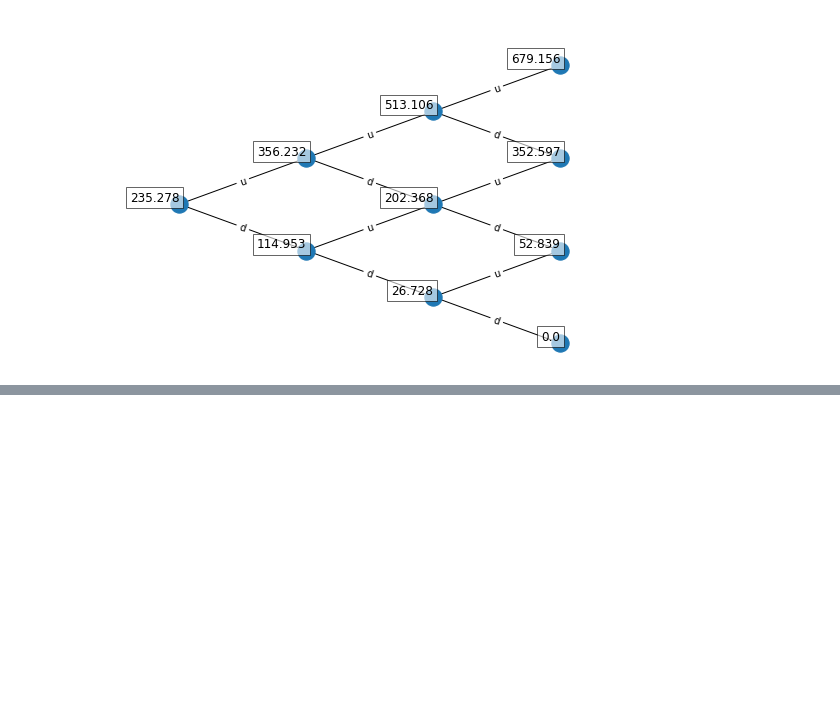
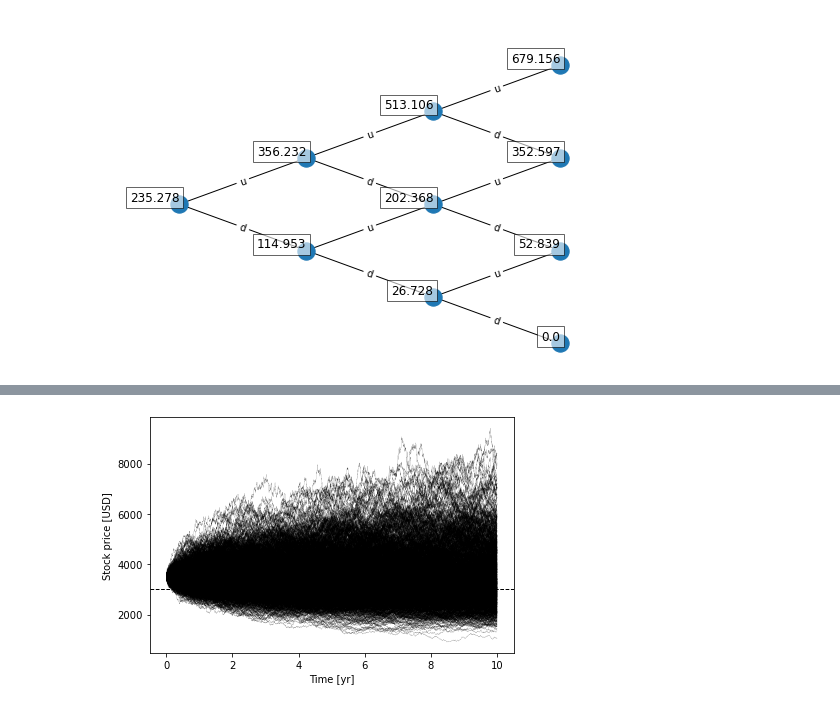
Before and after one commit to LuukOudshoorn25/SPFDM1, a Jupyter notebook: SPFDM 1.ipynb, the cells around one changed output, grey strips where cells are left out. Drawn from its saved outputs; the diff is of its cells as text; code cells hidden in the pictures; blank space fills up the shorter version.

Commit message:
Added Monte Carlo

```diff
--- a/SPFDM 1.ipynb
+++ b/SPFDM 1.ipynb
@@ -593,3 +544,0 @@ class MonteCarlo():
-# %%
-MC = MonteCarlo()
-plt.hist(MC.simulate(10000,5/12),bins=100)
@@ -614,0 +545,66 @@ plt.hist(MC.simulate(10000,5/12),bins=100)
+# %%
+# Exercise 1: Monte Carlo Simulation
+class MonteCarlo():
+    def __init__(self,Npaths, Nsteps, T, S, K = 3300):
+        # If we do not call the function with a value,
+        # initialize at the "standard" numbers
+        self.rf = np.log((1+0.005/4)**4)
+        self.sigma = np.sqrt(12)*0.0428156
+        self.K     = K
+        self.x0 = np.log(startingprice)
+        self.eta = 1/12 # half life time of mean reversion
+        self.ltm = 3000 # long term mean
+        self.xmean = np.log(self.ltm)# - self.sigma**2/(2*self.eta)
+        self.dT = T/Nsteps
+        self.Npaths = Npaths
+        self.Nsteps = Nsteps
+        self.T = T
+
+    def propagate(self,xt):
+        N = 1 if type(xt)==np.float64 else len(xt)
+        phi = np.random.randn(N)
+        return (xt * np.exp(-self.eta*self.dT))+ self.xmean*(1-np.exp(-self.eta*self.dT)) + (self.sigma * np.sqrt(1-np.exp((-2*self.eta*self.dT)/(2*self.eta)))) * phi
+
+    def simulate(self):
+        xt = np.zeros(self.Nsteps)
+        xt[0] = self.x0
+        for i in range(self.Nsteps-1):
+            xt[i+1] = self.propagate(xt[i])
+        prices = np.exp(xt)
+        return prices
+
+    def plot_single(self):
+        prices = self.simulate()
+        timearr = np.arange(0,self.T,self.dT)
+        plt.plot(timearr,prices,color='black',lw=0.5)
+        plt.axhline(self.ltm,ls='--',color='black',lw=1)
+        plt.xlabel('Time [yr]')
+        plt.ylabel('Stock price [USD]')
+        plt.tight_layout()
+        plt.show()
+
+    def simulate_many(self, Npaths=MC.Npaths):
+        # Simulate Npaths for Nsteps
+        xt = np.zeros((Npaths, self.Nsteps))
+        xt[:,0] = self.x0
+        for i in range(self.Nsteps-1):
+            xt[:,i+1] = self.propagate(xt[:,i])
+        prices = np.exp(xt)
+        return prices
+
+    def plot_many(self):
+        prices = self.simulate_many()
+        timearr = np.arange(0,self.T,self.dT)
+        for i in range(self.Npaths-1):
+            plt.plot(timearr,prices[i,:],color='black',lw=0.1)
+        plt.axhline(self.ltm,ls='--',color='black',lw=1)
+        plt.xlabel('Time [yr]')
+        plt.ylabel('Stock price [USD]')
+        plt.tight_layout()
+
+
+
+MC =MonteCarlo(1000,5000,10,startingprice)
+MC.plot_many()
+# %% [output]
+[figure, added]
```
Also changed, not shown: parts of 4 cells of this notebook.
